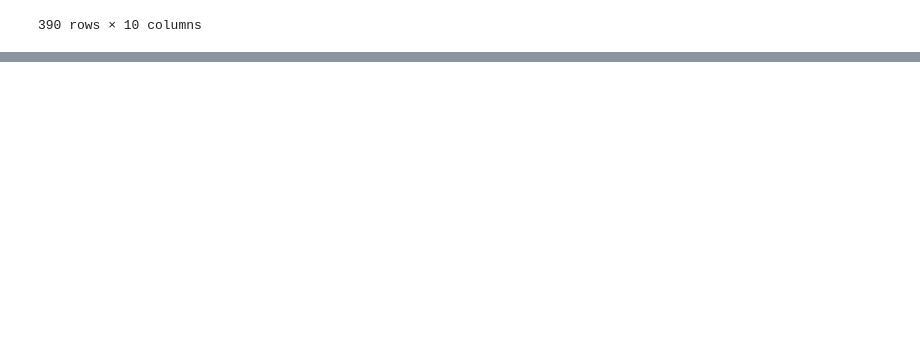
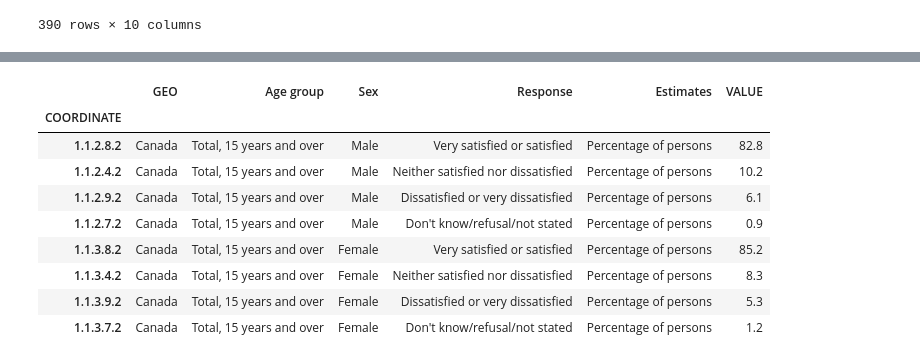
Before and after one commit to hhodek/UofWProject1, a Jupyter notebook: project.ipynb, the cells around one changed output, grey strips where cells are left out. Saved outputs shown, nothing was run; the diff lists cells and outputs as text; code cells hidden in the pictures; blank space fills up the shorter version.

```diff
--- a/project.ipynb
+++ b/project.ipynb
@@ -143,0 +250,3 @@ pro_ple_3.to_csv("canada_project/data/province_people.csv", index=True, header=T
+# %%
+gen_sat_per = canada_percent[['GEO', 'Age group', 'Sex', 'Response', 'Estimates', 'VALUE']]
+gen_sat_per.head()
@@ -143,0 +261,27 @@ pro_ple_3.to_csv("canada_project/data/province_people.csv", index=True, header=T
+# %%
+# focus on all of Canada,and total age group
+gen_perc = gen_sat_per[(gen_sat_per["GEO"] == "Canada") &
+                        (gen_sat_per["Age group"] == "Total, 15 years and over")]
+
+# limit response selections
+gen_perc_resp = gen_perc[(gen_perc["Response"] =="Very satisfied or satisfied") |
+                         (gen_perc["Response"] =="Neither satisfied nor dissatisfied") |
+                         (gen_perc["Response"] =="Dissatisfied or very dissatisfied") |
+                         (gen_perc["Response"] =="Don't know/refusal/not stated")]
+
+# limit to only percentage of persons and male/female
+gen_perc_only = gen_perc_resp[(gen_perc_resp["Estimates"] == "Percentage of persons")]
+gen_percent = gen_perc_only[(gen_perc_only["Sex"] != "Both sexes")]
+
+gen_percent
+# %% [output]
+|  | GEO | Age group | Sex | Response | Estimates | VALUE |
+| COORDINATE |  |  |  |  |  |  |
+| 1.1.2.8.2 | Canada | Total, 15 years and over | Male | Very satisfied or satisfied | Percentage of persons | 82.8 |
+| 1.1.2.4.2 | Canada | Total, 15 years and over | Male | Neither satisfied nor dissatisfied | Percentage of persons | 10.2 |
+| 1.1.2.9.2 | Canada | Total, 15 years and over | Male | Dissatisfied or very dissatisfied | Percentage of persons | 6.1 |
+| 1.1.2.7.2 | Canada | Total, 15 years and over | Male | Don't know/refusal/not stated | Percentage of persons | 0.9 |
+| 1.1.3.8.2 | Canada | Total, 15 years and over | Female | Very satisfied or satisfied | Percentage of persons | 85.2 |
+| 1.1.3.4.2 | Canada | Total, 15 years and over | Female | Neither satisfied nor dissatisfied | Percentage of persons | 8.3 |
+| 1.1.3.9.2 | Canada | Total, 15 years and over | Female | Dissatisfied or very dissatisfied | Percentage of persons | 5.3 |
+| 1.1.3.7.2 | Canada | Total, 15 years and over | Female | Don't know/refusal/not stated | Percentage of persons | 1.2 |
```
Also changed, not shown: parts of 23 cells of this notebook, 1 other file.
